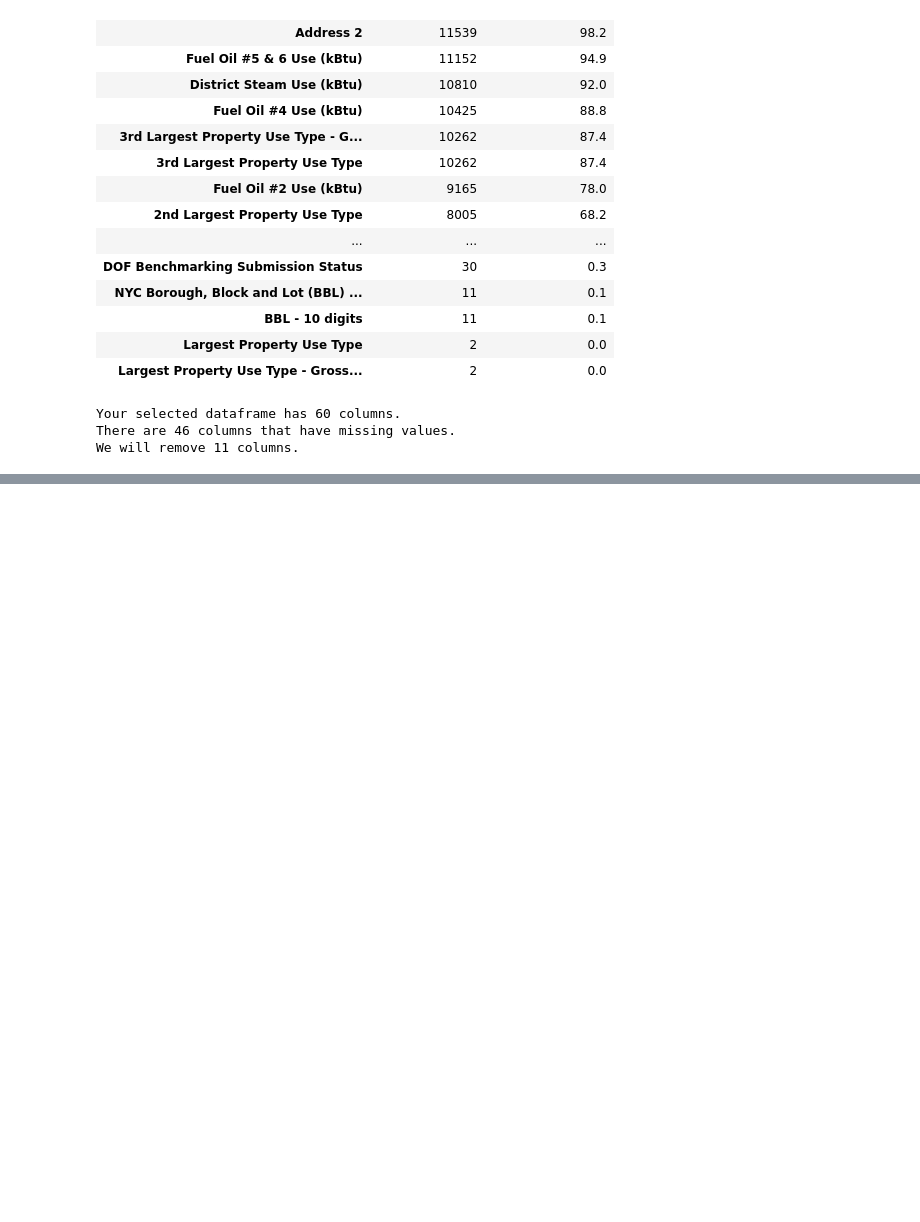
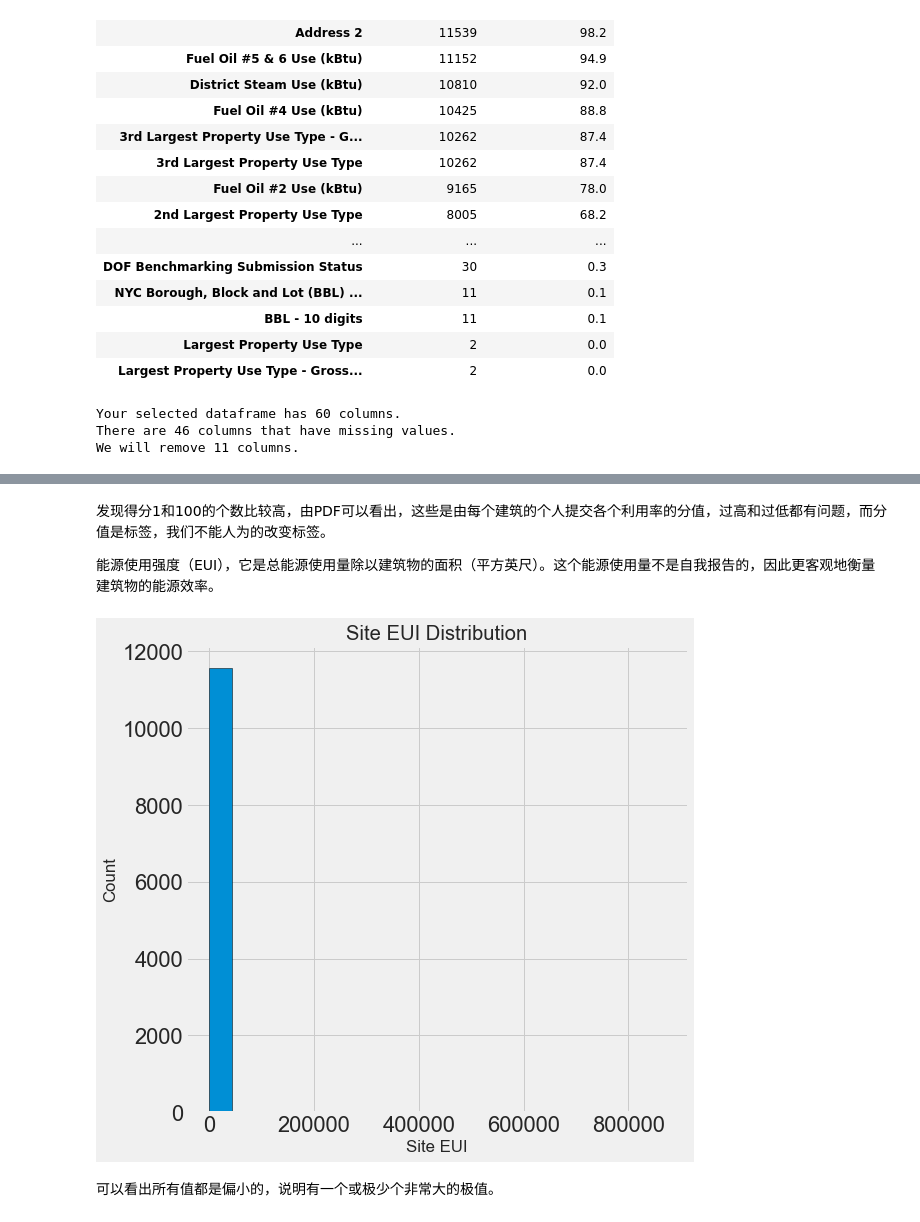
Before and after one commit to ben1234560/AiLearning-Theory-Applying, a Jupyter notebook: 机器学习竞赛实战_优胜解决方案/建筑能源利用率预测/建筑能源利用率预测.ipynb, the cells around one changed output, grey strips where cells are left out. Drawn from its saved outputs; the diff is of its cells as text; code cells hidden in the pictures; blank space fills up the shorter version.

```diff
--- a/机器学习竞赛实战_优胜解决方案/建筑能源利用率预测/建筑能源利用率预测.ipynb
+++ b/机器学习竞赛实战_优胜解决方案/建筑能源利用率预测/建筑能源利用率预测.ipynb
@@ -169,0 +189,16 @@ data = data.drop(columns = list(missing_columns))
+# %% [markdown]
+发现得分1和100的个数比较高，由PDF可以看出，这些是由每个建筑的个人提交各个利用率的分值，过高和过低都有问题，而分值是标签，我们不能人为的改变标签。
+
+能源使用强度（EUI），它是总能源使用量除以建筑物的面积（平方英尺）。这个能源使用量不是自我报告的，因此更客观地衡量建筑物的能源效率。
+# %%
+# Histogram Plot of Site EUI
+
+figsize(8, 8)
+plt.hist(data['Site EUI (kBtu/ft²)'].dropna(), bins = 20, edgecolor = 'black');
+plt.xlabel('Site EUI');
+plt.ylabel('Count');
+plt.title('Site EUI Distribution');
+# %% [output]
+[figure, added]
+# %% [markdown]
+可以看出所有值都是偏小的，说明有一个或极少个非常大的极值。
```
Also changed, not shown: parts of 5 cells of this notebook.
